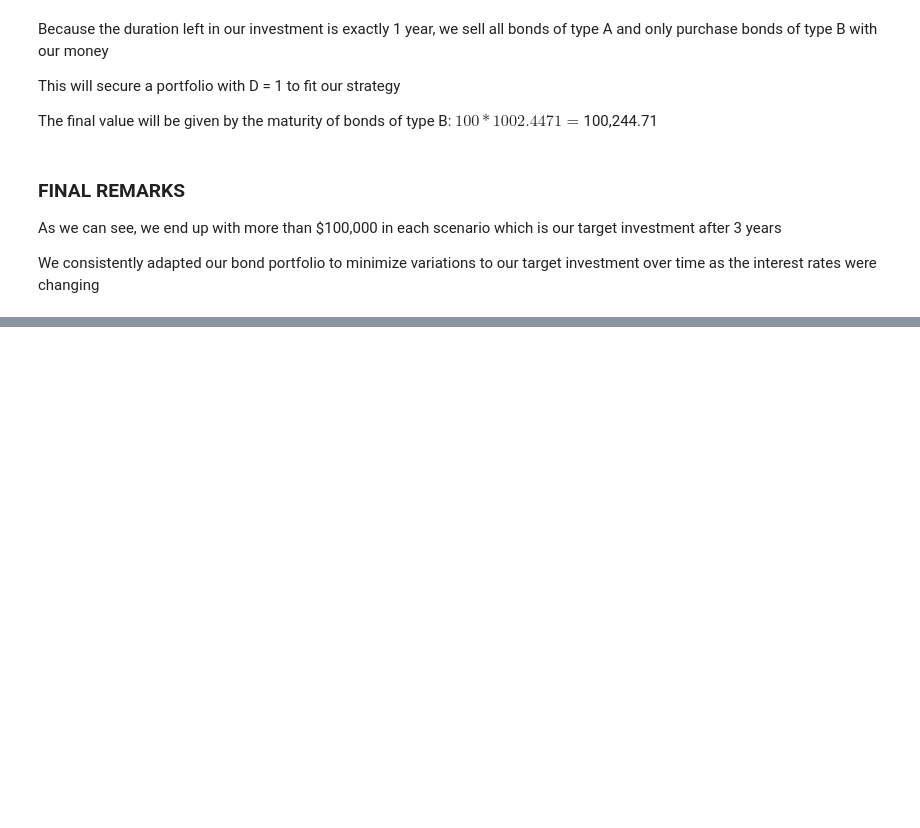
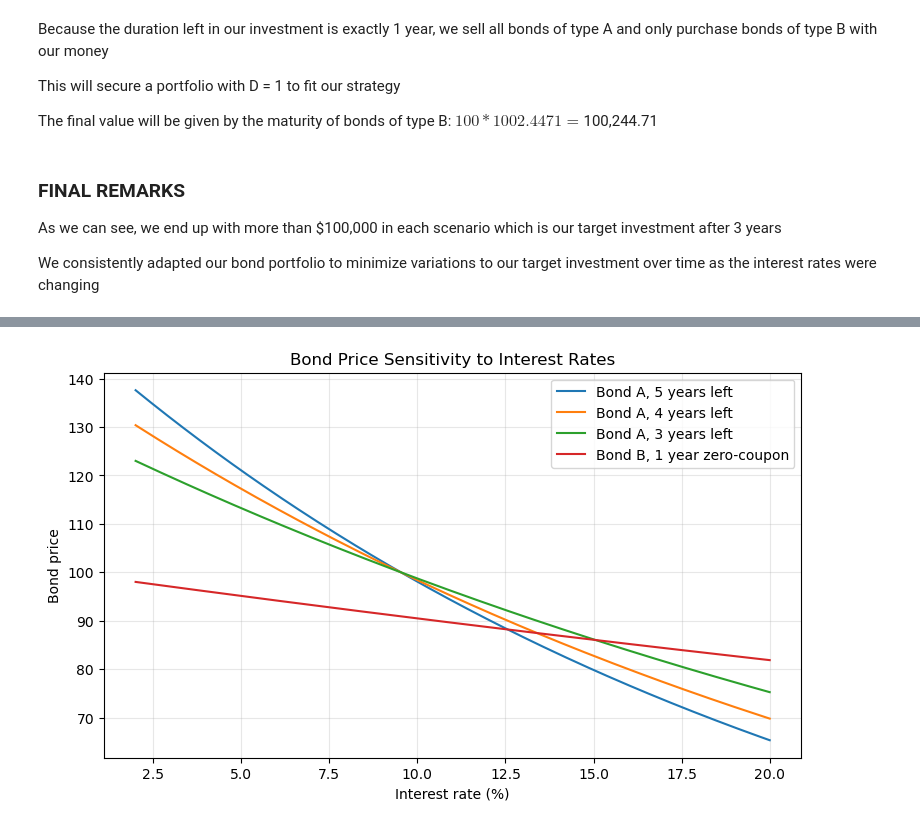
Before and after one commit to giacomoscanavini/quant_finance, a Jupyter notebook: bonds/dynamic_hedging_with_bond_portfolio.ipynb, the cells around one changed output, grey strips where cells are left out. Cells and saved outputs as stored; diff of their text form; code cells hidden in the pictures; blank space fills up the shorter version.

Commit message:
(NEW) Added alternative strategies and summary plots

```diff
--- a/bonds/dynamic_hedging_with_bond_portfolio.ipynb
+++ b/bonds/dynamic_hedging_with_bond_portfolio.ipynb
@@ -513,0 +813,24 @@ We consistently adapted our bond portfolio to minimize variations to our target
+# %%
+rates = np.linspace(0.02, 0.20, 200)
+
+bond_A_5y = [price_bond_plot([C, C, C, C, F + C], r) for r in rates]
+bond_A_4y = [price_bond_plot([C, C, C, F + C], r) for r in rates]
+bond_A_3y = [price_bond_plot([C, C, F + C], r) for r in rates]
+bond_B_1y = [price_bond_plot([F], r) for r in rates]
+
+fig, ax = plt.subplots(figsize=(9, 5))
+
+ax.plot(rates * 100, bond_A_5y, label="Bond A, 5 years left")
+ax.plot(rates * 100, bond_A_4y, label="Bond A, 4 years left")
+ax.plot(rates * 100, bond_A_3y, label="Bond A, 3 years left")
+ax.plot(rates * 100, bond_B_1y, label="Bond B, 1 year zero-coupon")
+
+ax.set_title("Bond Price Sensitivity to Interest Rates")
+ax.set_xlabel("Interest rate (%)")
+ax.set_ylabel("Bond price")
+ax.legend()
+ax.grid(alpha=0.3)
+
+plt.show()
+# %% [output]
+[figure, added]
```
Also changed, not shown: parts of 23 cells of this notebook.
